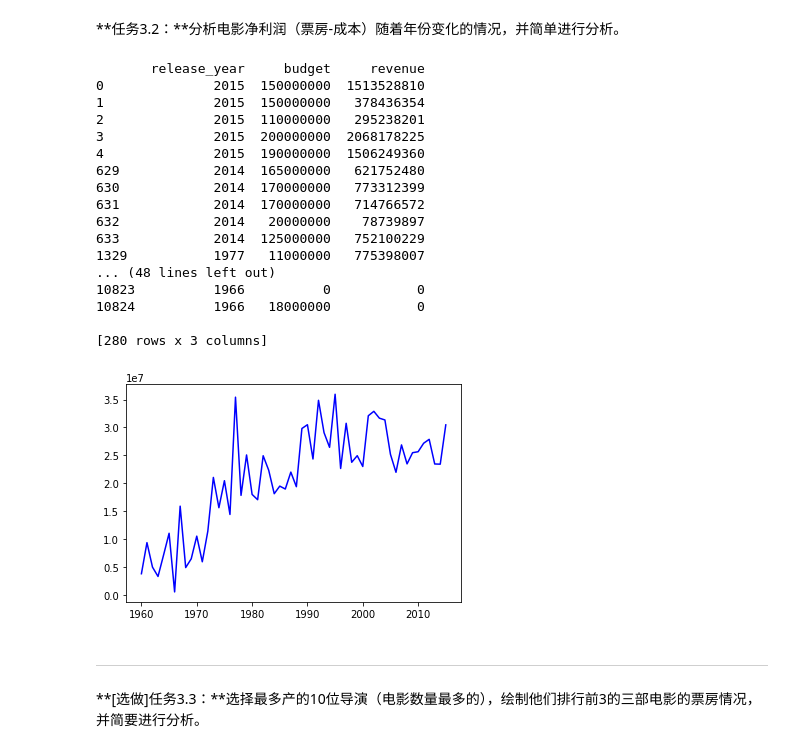
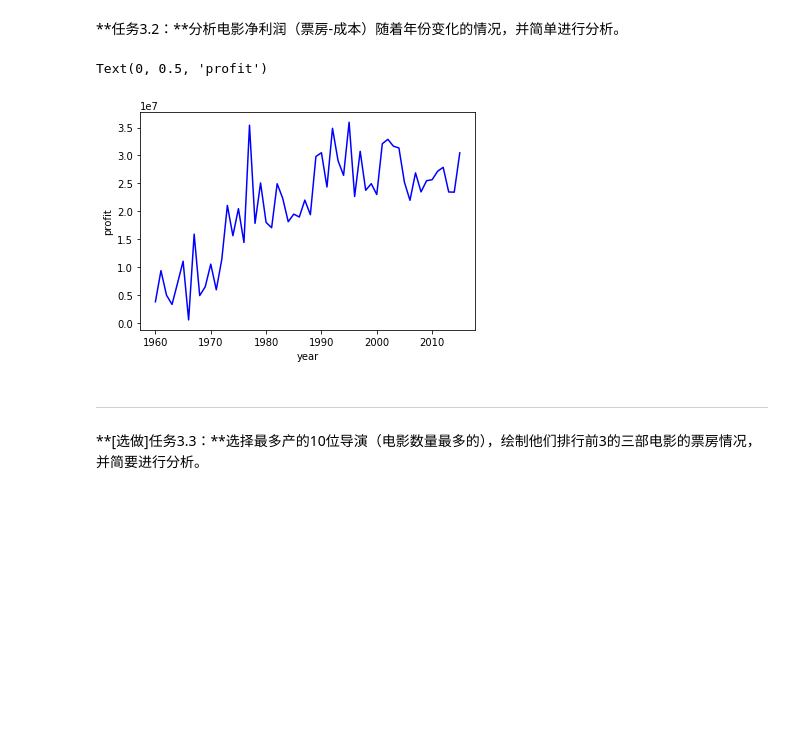
Before and after one commit to yiikai/AIPND_CN_P2_Explore_Movie_Dataset, a Jupyter notebook: Explore Movie Dataset.ipynb, the cells around one changed output. Cells and saved outputs as stored; diff of their text form; code cells hidden in the pictures; blank space fills up the shorter version.

```diff
--- a/Explore Movie Dataset.ipynb
+++ b/Explore Movie Dataset.ipynb
@@ -283,37 +271,16 @@ Text(0.5, 0, 'popularity')
 [figure]
 # %% [markdown]
 **任务3.2：**分析电影净利润（票房-成本）随着年份变化的情况，并简单进行分析。
-# %%
-gp = movie_data[['release_year','budget','revenue']].groupby(movie_data['release_year'])
-print(gp.head())
-year = []
-count = []
-for name, group in gp:
-        year.append(name)
-        count.append((group['revenue'] - group['budget']).mean())
-
-plt.errorbar(x=year,y=count,color=base_color,fmt='b-');
-
-#随着年份的增加，利润是稳步上涨的
-# %% [output]
-       release_year     budget     revenue
-0              2015  150000000  1513528810
-1              2015  150000000   378436354
-2              2015  110000000   295238201
-3              2015  200000000  2068178225
-4              2015  190000000  1506249360
-629            2014  165000000   621752480
-630            2014  170000000   773312399
-631            2014  170000000   714766572
-632            2014   20000000    78739897
-633            2014  125000000   752100229
-1329           1977   11000000   775398007
-... (48 lines left out)
-10823          1966          0           0
-10824          1966   18000000           0
-
-[280 rows x 3 columns]
-[figure, removed]
+# %%
+movie_data['profit'] = movie_data['revenue'] - movie_data['budget']
+y_mean = movie_data.groupby('release_year')['profit'].mean()
+plt.errorbar(x=y_mean.index,y=y_mean.values,color=base_color,fmt='b-');
+plt.xlabel('year')
+plt.ylabel('profit')
+#随着年份的增加，利润是稳步上涨的
+# %% [output]
+Text(0, 0.5, 'profit')
+[figure, added]
 # %% [markdown]
 ---
 
```
Also changed, not shown: parts of 3 cells of this notebook, 2 other files.
